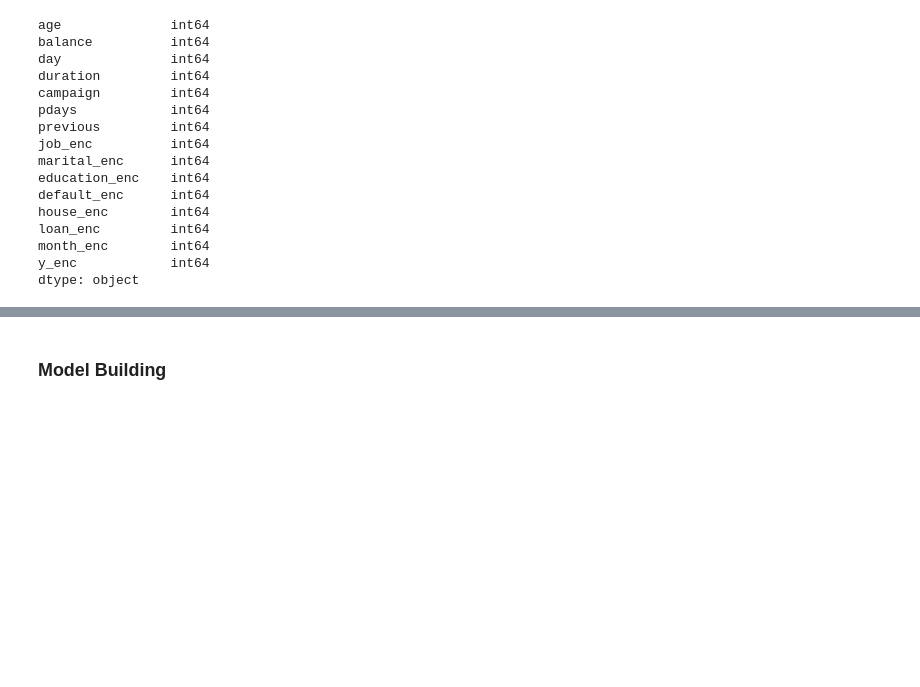
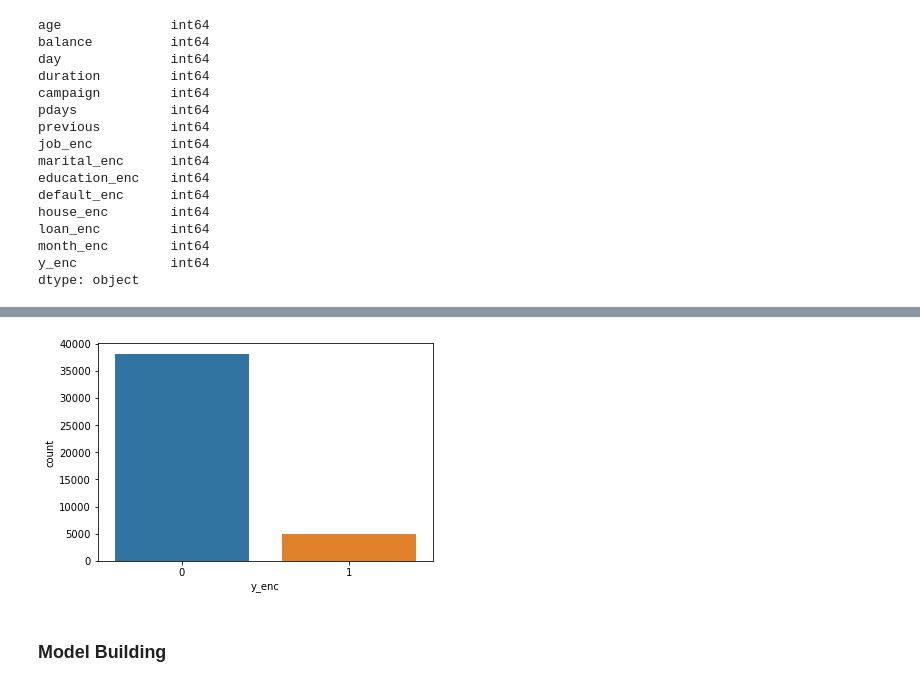
Before and after one commit to Suhailpk/Assignments, a Jupyter notebook: logistic regression/term_deposite.ipynb, the cells around one changed output, grey strips where cells are left out. Cells and saved outputs as stored; diff of their text form; code cells hidden in the pictures; blank space fills up the shorter version.

```diff
--- a/logistic regression/term_deposite.ipynb
+++ b/logistic regression/term_deposite.ipynb
@@ -307,3 +404,8 @@ Name: campaign, Length: 69, dtype: int64
+# %%
+sns.countplot(bank_data_cleaned.y_enc)
+plt.show()
+# %% [output]
+[figure, added]
 # %% [markdown]
 ### Model Building
 # %%
```
Also changed, not shown: parts of 35 cells of this notebook.
